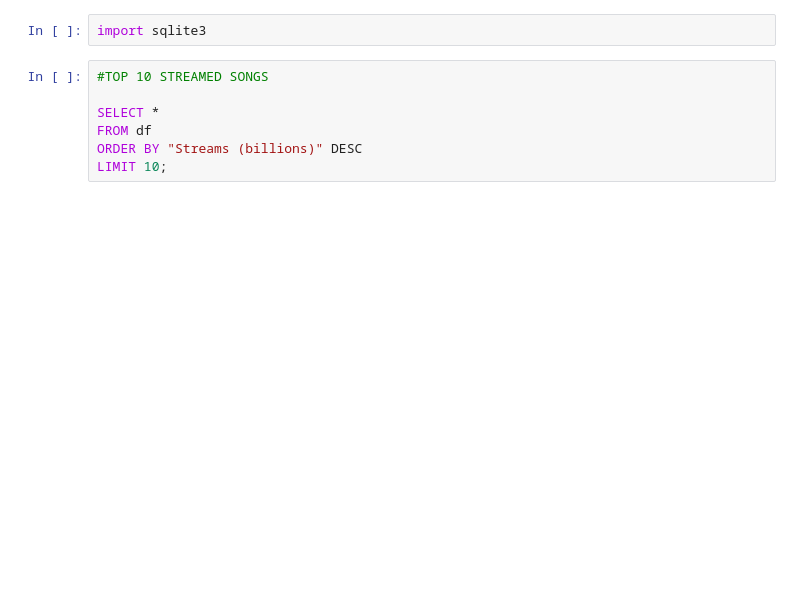
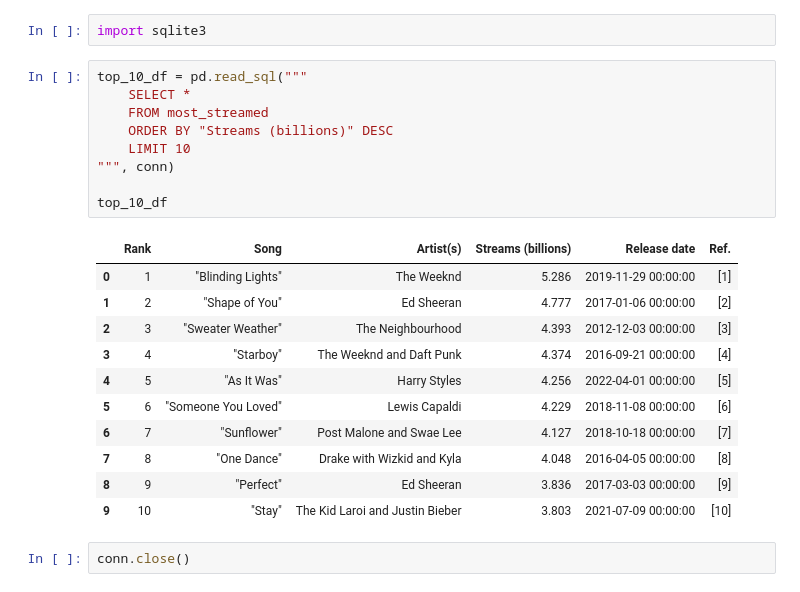
Before and after one commit to 4GeeksAcademy/crerov-web-scraping-project-tutorial, a Jupyter notebook: src/explore.ipynb, the cells around one changed output. Cells and saved outputs as stored; diff of their text form; blank space fills up the shorter version.

```diff
--- a/src/explore.ipynb
+++ b/src/explore.ipynb
@@ -63,9 +151,25 @@ df
 # %%
 import sqlite3
 # %%
-#TOP 10 STREAMED SONGS
+top_10_df = pd.read_sql("""
+    SELECT *
+    FROM most_streamed
+    ORDER BY "Streams (billions)" DESC
+    LIMIT 10
+""", conn)
 
-SELECT *
-FROM df
-ORDER BY "Streams (billions)" DESC
-LIMIT 10;
+top_10_df
+# %% [output]
+|  | Rank | Song | Artist(s) | Streams (billions) | Release date | Ref. |
+| 0 | 1 | "Blinding Lights" | The Weeknd | 5.286 | 2019-11-29 00:00:00 | [1] |
+| 1 | 2 | "Shape of You" | Ed Sheeran | 4.777 | 2017-01-06 00:00:00 | [2] |
+| 2 | 3 | "Sweater Weather" | The Neighbourhood | 4.393 | 2012-12-03 00:00:00 | [3] |
+| 3 | 4 | "Starboy" | The Weeknd and Daft Punk | 4.374 | 2016-09-21 00:00:00 | [4] |
+| 4 | 5 | "As It Was" | Harry Styles | 4.256 | 2022-04-01 00:00:00 | [5] |
+| 5 | 6 | "Someone You Loved" | Lewis Capaldi | 4.229 | 2018-11-08 00:00:00 | [6] |
+| 6 | 7 | "Sunflower" | Post Malone and Swae Lee | 4.127 | 2018-10-18 00:00:00 | [7] |
+| 7 | 8 | "One Dance" | Drake with Wizkid and Kyla | 4.048 | 2016-04-05 00:00:00 | [8] |
+| 8 | 9 | "Perfect" | Ed Sheeran | 3.836 | 2017-03-03 00:00:00 | [9] |
+| 9 | 10 | "Stay" | The Kid Laroi and Justin Bieber | 3.803 | 2021-07-09 00:00:00 | [10] |
+# %%
+conn.close()
```
Also changed, not shown: parts of 10 cells of this notebook, 1 other file.
